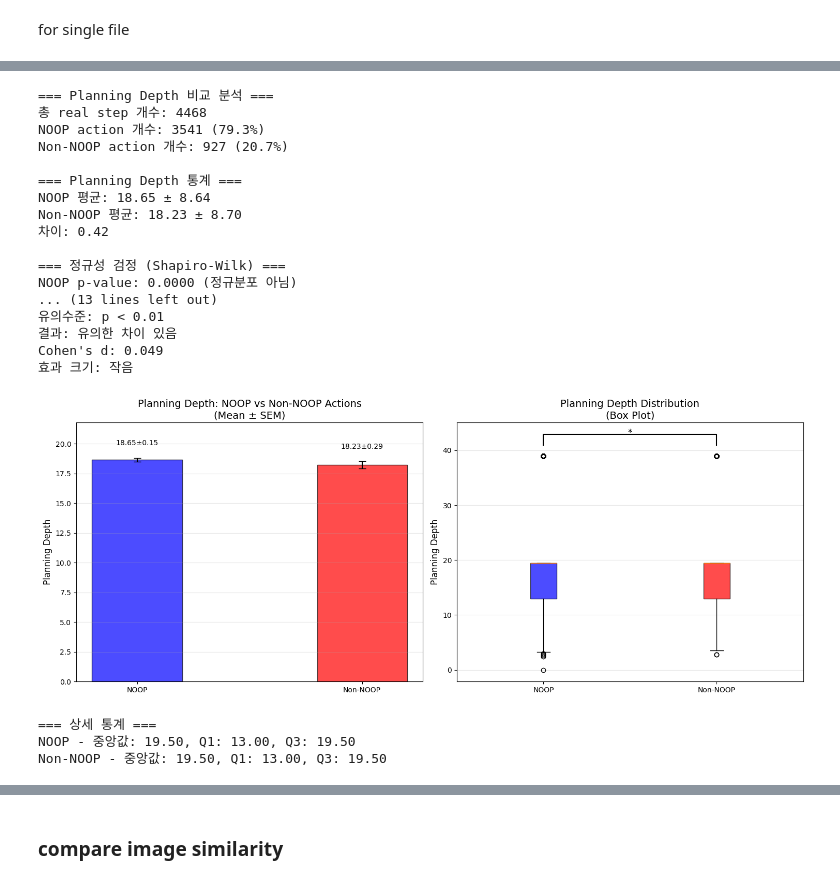
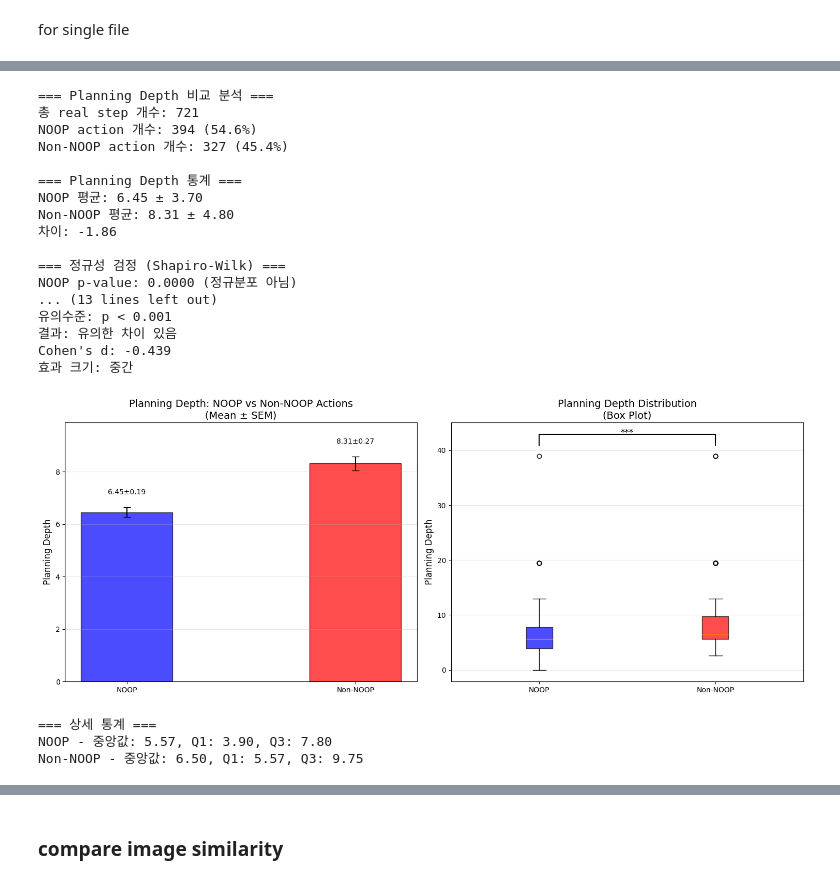
Before and after one commit to jmjmfasdf/thinker, a Jupyter notebook: behavior_analysis_bc.ipynb, the cells around one changed output, grey strips where cells are left out. Cells and saved outputs as stored; diff of their text form; code cells hidden in the pictures.

Commit message:
updated visualization code

```diff
--- a/behavior_analysis_bc.ipynb
+++ b/behavior_analysis_bc.ipynb
@@ -302,11 +82,13 @@ array([[4.3950596],
 for single file
 # %%
 #file_dir = 'pong_sub1/sub1-game1-day1-block1-episode0-17872.npz_part1of5.npy'
-file_dir = 'thinker-20251127-172346-93136-0/video_stat.npy'
+file_dir = 'sub001-ses01-block3-game2/video_stat_000.npy'
+#file_dir = 'thinker-20251223-140527-3152768-0/video_stat.npy'
 #file_dir = 'spaceinvaders_4e6_sub1_game2_day3_block2_block-24365/video_stat.npy'
 data_dir = os.path.join('./test', file_dir)
 data = (np.load(data_dir, allow_pickle=True)).item()
 print('data.keys():', data.keys())
+print('tree_reps.keys():', data['tree_reps'].keys())
 print('real image data length:', len(data['real_imgs']))
 print('imagination image data length:', len(data['im_imgs']))
 # %% [output]
@@ -315,0 +99,12 @@ imagination image data length: 44527
+# %%
+idx = 941  # 원하는 인덱스
+mask = np.array(data['status']) == 0
+filtered_actor_policy = np.array(data['actor_policy'])[mask]
+
+[mask]
+logit = filtered_actor_policy[idx]
+x = logit - np.max(logit, axis=-1, keepdims=True)
+exp_x = np.exp(x)
+probs = exp_x / np.sum(exp_x, axis=-1, keepdims=True)
+
+probs
@@ -718,12 +515,8 @@ def compare_planning_depth_noop_vs_nonnoop(data):
     # 각 real step의 action 추출
     real_step_actions = []
     for idx in real_indices:
-        #action_onehot = data['tree_reps']['cur_action'][idx]
-        action_idx = data['imagined_real_action'][idx]
-        action_onehot = [0] * 6
-        action_onehot[action_idx] = 1
-
-        #action_idx = np.argmax(action_onehot)
+        action_onehot = data['tree_reps']['cur_action'][idx]
+        action_idx = np.argmax(action_onehot)
         real_step_actions.append(action_idx)
 
     real_step_actions = np.array(real_step_actions)
@@ -904,43 +697,43 @@ def compare_planning_depth_noop_vs_nonnoop(data):
     plt.show()
 
     # 추가 통계 정보 출력
     print(f"\n=== 상세 통계 ===")
     print(f"NOOP - 중앙값: {np.median(noop_planning_depths):.2f}, Q1: {np.percentile(noop_planning_depths, 25):.2f}, Q3: {np.percentile(noop_planning_depths, 75):.2f}")
     print(f"Non-NOOP - 중앙값: {np.median(nonnoop_planning_depths):.2f}, Q1: {np.percentile(nonnoop_planning_depths, 25):.2f}, Q3: {np.percentile(nonnoop_planning_depths, 75):.2f}")
 
     return {
         'noop_planning_depths': noop_planning_depths,
         'nonnoop_planning_depths': nonnoop_planning_depths,
         'parametric_p': parametric_p,
         'mannwhitney_p': mw_p_value,
         'ks_p': ks_p_value,
         'permutation_p': perm_p_value,
         'final_test': final_test,
         'final_p_value': final_p_value,
         'cohens_d': cohens_d,
         'effect_size': effect_size
     }
 # 함수 실행
 results = compare_planning_depth_noop_vs_nonnoop(data)
 # %% [output]
 === Planning Depth 비교 분석 ===
-총 real step 개수: 4468
-NOOP action 개수: 3541 (79.3%)
-Non-NOOP action 개수: 927 (20.7%)
+총 real step 개수: 721
+NOOP action 개수: 394 (54.6%)
+Non-NOOP action 개수: 327 (45.4%)
 
 === Planning Depth 통계 ===
-NOOP 평균: 18.65 ± 8.64
-Non-NOOP 평균: 18.23 ± 8.70
-차이: 0.42
+NOOP 평균: 6.45 ± 3.70
+Non-NOOP 평균: 8.31 ± 4.80
+차이: -1.86
 
 === 정규성 검정 (Shapiro-Wilk) ===
 NOOP p-value: 0.0000 (정규분포 아님)
 ... (13 lines left out)
-유의수준: p < 0.01
+유의수준: p < 0.001
 결과: 유의한 차이 있음
-Cohen's d: 0.049
-효과 크기: 작음
+Cohen's d: -0.439
+효과 크기: 중간
-[figure, old version]
+[figure, new version]
 === 상세 통계 ===
-NOOP - 중앙값: 19.50, Q1: 13.00, Q3: 19.50
-Non-NOOP - 중앙값: 19.50, Q1: 13.00, Q3: 19.50
+NOOP - 중앙값: 5.57, Q1: 3.90, Q3: 7.80
+Non-NOOP - 중앙값: 6.50, Q1: 5.57, Q3: 9.75
```
Also changed, not shown: parts of 21 cells of this notebook, 2 other files.
